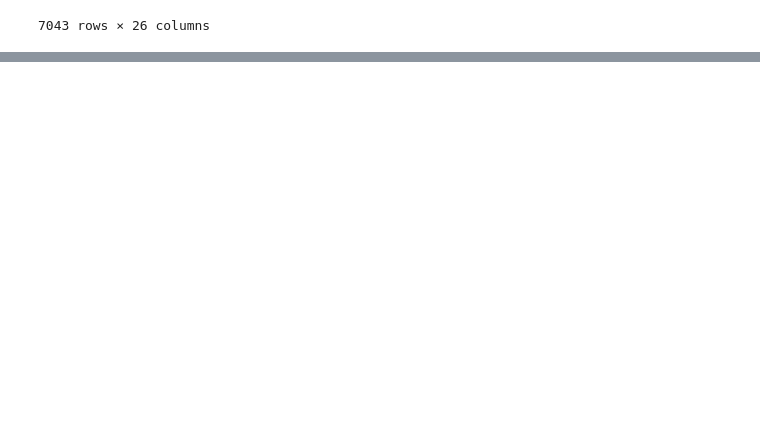
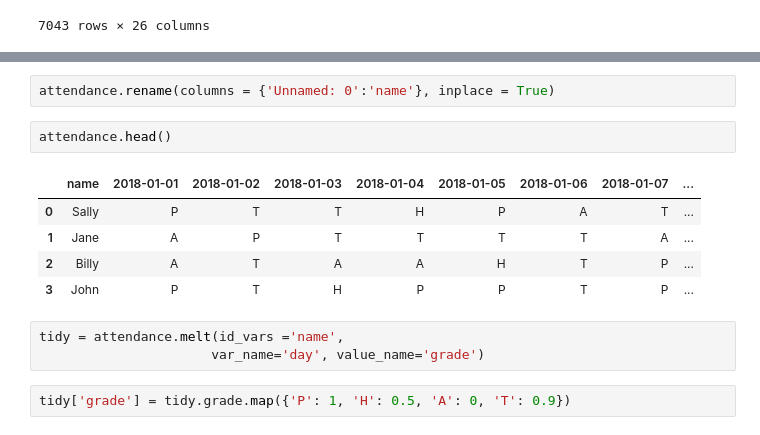
Before and after one commit to m3redithw/classification-exercises, a Jupyter notebook: classification_exercises.ipynb, the cells around one changed output, grey strips where cells are left out. Cells and saved outputs as stored; diff of their text form; blank space fills up the shorter version.

```diff
--- a/classification_exercises.ipynb
+++ b/classification_exercises.ipynb
@@ -923,0 +927,15 @@ df
+# %%
+attendance.rename(columns = {'Unnamed: 0':'name'}, inplace = True)
+# %%
+attendance.head()
+# %% [output]
+|  | name | 2018-01-01 | 2018-01-02 | 2018-01-03 | 2018-01-04 | 2018-01-05 | 2018-01-06 | 2018-01-07 | ... |
+| 0 | Sally | P | T | T | H | P | A | T | ... |
+| 1 | Jane | A | P | T | T | T | T | A | ... |
+| 2 | Billy | A | T | A | A | H | T | P | ... |
+| 3 | John | P | T | H | P | P | T | P | ... |
+# %%
+tidy = attendance.melt(id_vars ='name',
+                      var_name='day', value_name='grade')
+# %%
+tidy['grade'] = tidy.grade.map({'P': 1, 'H': 0.5, 'A': 0, 'T': 0.9})
```
Also changed, not shown: parts of 128 cells of this notebook.
